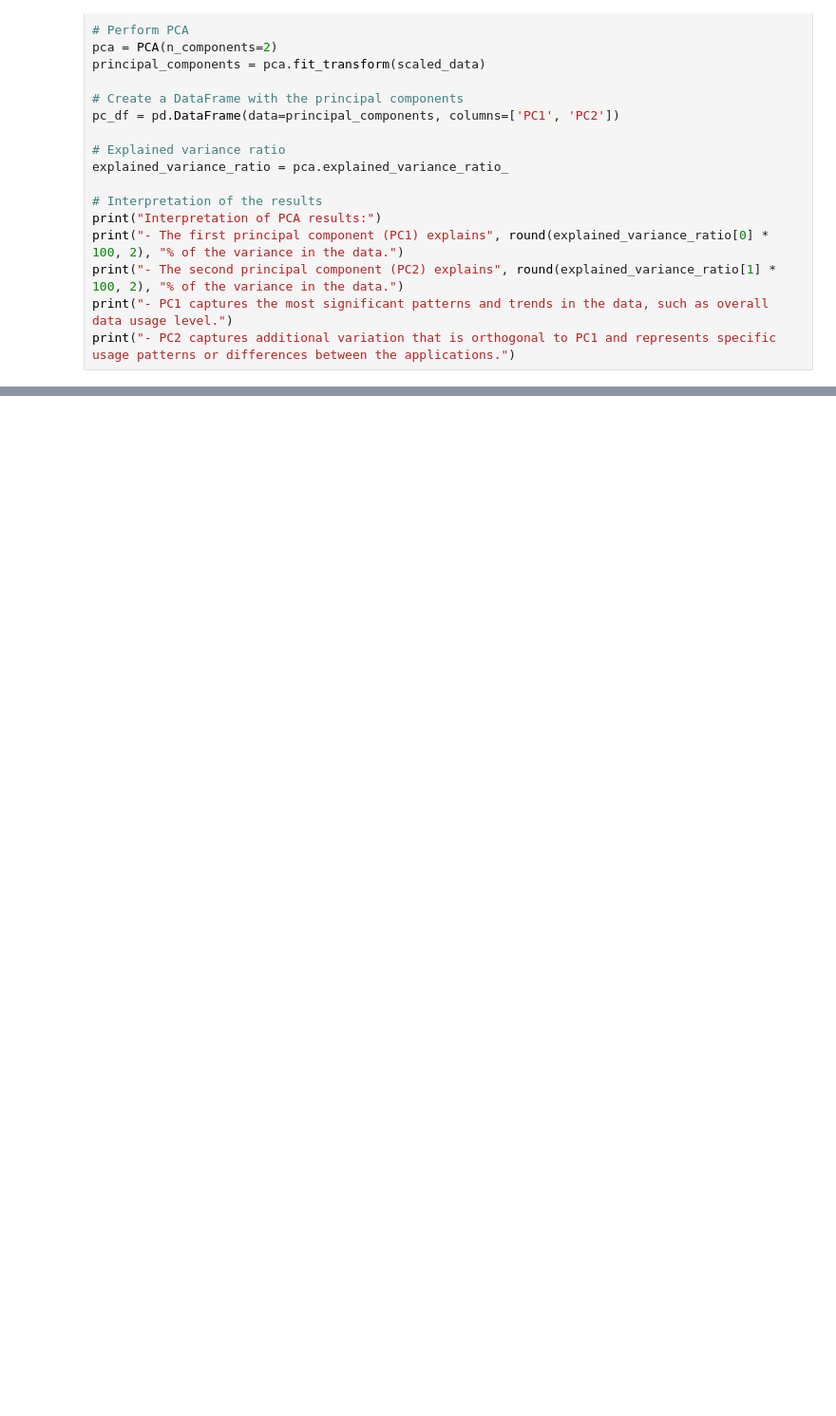
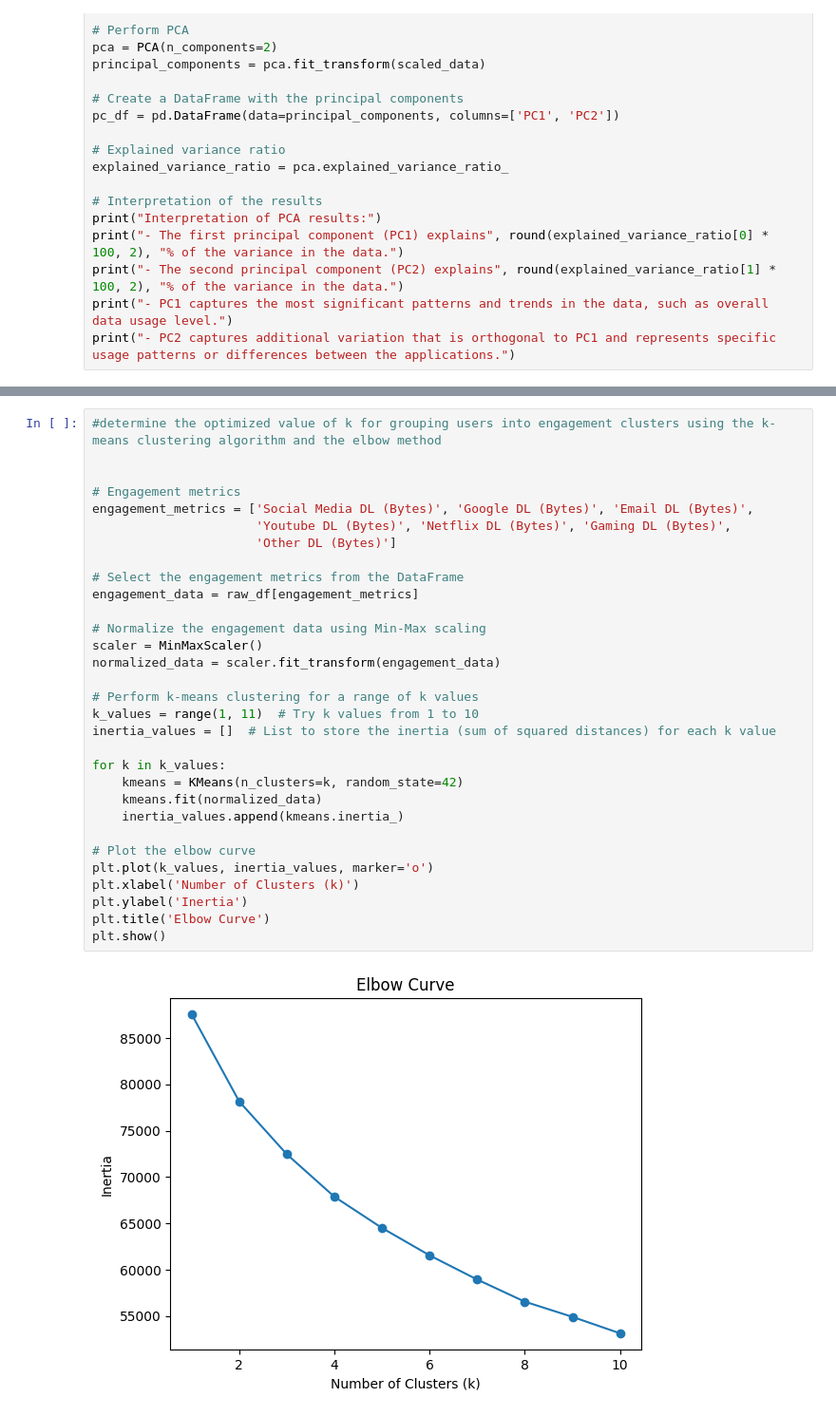
Before and after one commit to josh874/Week-1, a Jupyter notebook: telecom.ipynb, the cells around one changed output, grey strips where cells are left out. Shown at 95% size. Drawn from its saved outputs; the diff is of its cells as text; blank space fills up the shorter version.

```diff
--- a/telecom.ipynb
+++ b/telecom.ipynb
@@ -236,0 +547,33 @@ print("- PC2 captures additional variation that is orthogonal to PC1 and represe
+# %%
+#determine the optimized value of k for grouping users into engagement clusters using the k-means clustering algorithm and the elbow method
+
+
+# Engagement metrics
+engagement_metrics = ['Social Media DL (Bytes)', 'Google DL (Bytes)', 'Email DL (Bytes)',
+                      'Youtube DL (Bytes)', 'Netflix DL (Bytes)', 'Gaming DL (Bytes)',
+                      'Other DL (Bytes)']
+
+# Select the engagement metrics from the DataFrame
+engagement_data = raw_df[engagement_metrics]
+
+# Normalize the engagement data using Min-Max scaling
+scaler = MinMaxScaler()
+normalized_data = scaler.fit_transform(engagement_data)
+
+# Perform k-means clustering for a range of k values
+k_values = range(1, 11)  # Try k values from 1 to 10
+inertia_values = []  # List to store the inertia (sum of squared distances) for each k value
+
+for k in k_values:
+    kmeans = KMeans(n_clusters=k, random_state=42)
+    kmeans.fit(normalized_data)
+    inertia_values.append(kmeans.inertia_)
+
+# Plot the elbow curve
+plt.plot(k_values, inertia_values, marker='o')
+plt.xlabel('Number of Clusters (k)')
+plt.ylabel('Inertia')
+plt.title('Elbow Curve')
+plt.show()
+# %% [output]
+[figure, added]
```
Also changed, not shown: parts of 6 cells of this notebook.
